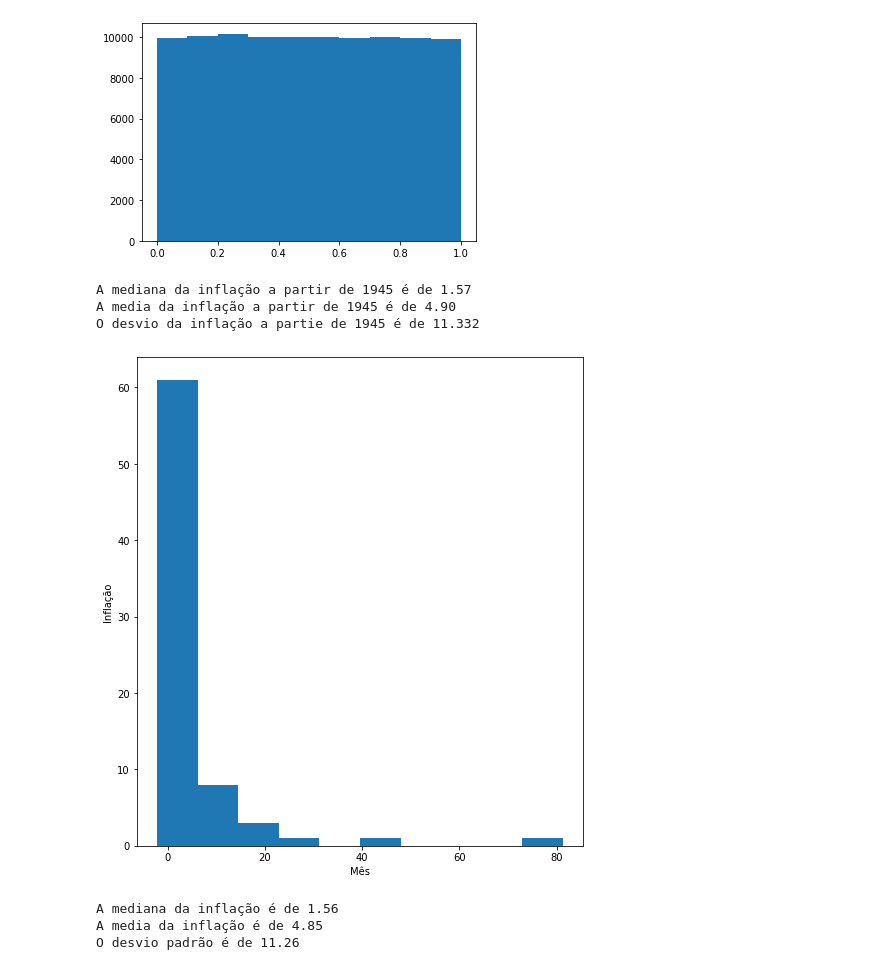
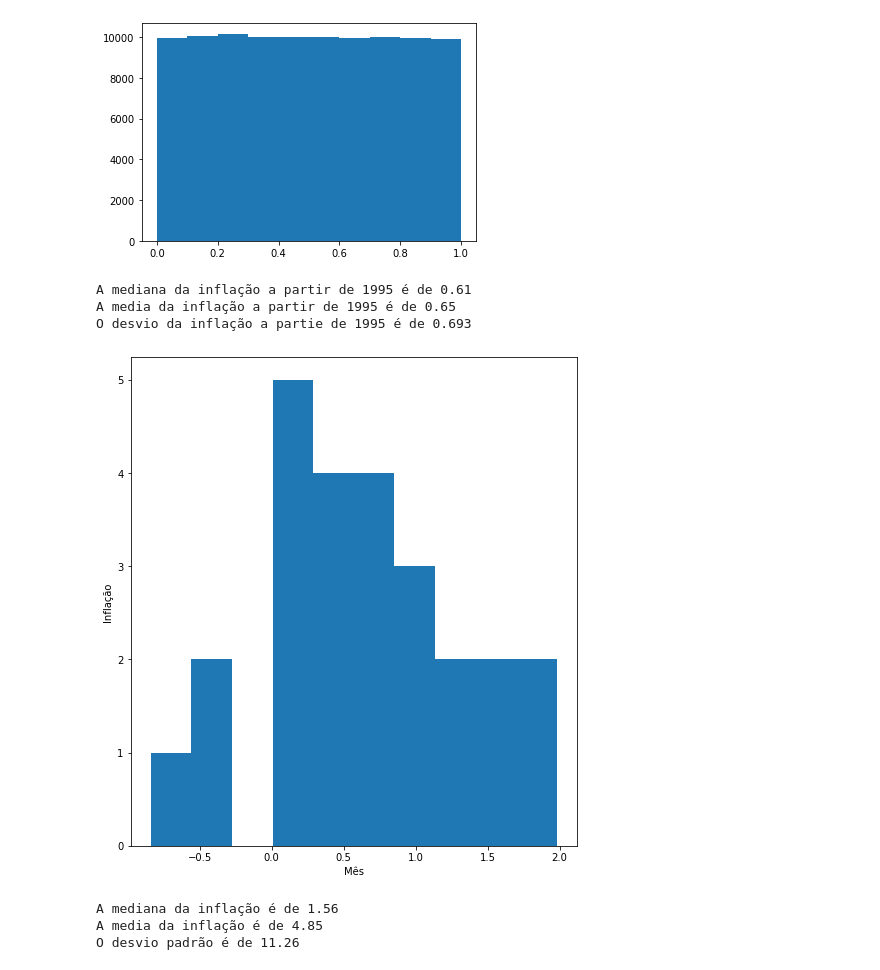
Before and after one commit to guihugo/BCC21GuilhermeHugo, a Jupyter notebook: Tarefa14Guilherme_Hugoipynb.ipynb, the cells around one changed output. Cells and saved outputs as stored; diff of their text form; code cells hidden in the pictures.

```diff
--- a/Tarefa14Guilherme_Hugoipynb.ipynb
+++ b/Tarefa14Guilherme_Hugoipynb.ipynb
@@ -22,33 +22,36 @@ for N in B:
 # %%
 import pandas as pd
 import matplotlib.pyplot as plt
 
 inflacao = pd.read_csv('https://raw.githubusercontent.com/BMClab/BasesComputacionais/master/dados/inflacaoMensal.csv')
 
-nova = inflacao.query("Ano >= 1945")
+nova = inflacao.query("Ano >= 1995")
 
 mediana = nova.query("Mês == 3")['Inflação'].median()
 
 media = nova.query("Mês == 3")['Inflação'].mean()
 
 dp = nova.query("Mês == 3")['Inflação'].std()
 
-print (f'A mediana da inflação a partir de 1945 é de {mediana}')
-print (f'A media da inflação a partir de 1945 é de {media:.2f}')
-print (f'O desvio da inflação a partie de 1945 é de {dp:.3f}')
+print (f'A mediana da inflação a partir de 1995 é de {mediana}')
+print (f'A media da inflação a partir de 1995 é de {media:.2f}')
+print (f'O desvio da inflação a partie de 1995 é de {dp:.3f}')
+
+##A diferença na média é em razão da quantidade de meses pela qual a inflação é divida,
+##e a mediana ser menor é em razão do periodo ser menor, e o meio ser num periodo de menor inflação
 
 
 ##Gráfico do Histograma
 plt.figure(figsize=(8,9))
 plt.hist([nova.query("Mês == 3")['Inflação']])
 plt.xlabel('Mês');
 plt.ylabel('Inflação')
 plt.show()
 # %% [output]
-A mediana da inflação a partir de 1945 é de 1.57
-A media da inflação a partir de 1945 é de 4.90
-O desvio da inflação a partie de 1945 é de 11.332
+A mediana da inflação a partir de 1995 é de 0.61
+A media da inflação a partir de 1995 é de 0.65
+O desvio da inflação a partie de 1995 é de 0.693
-[figure, old version]
+[figure, new version]
 # %%
 ##Tarefa 2
 import pandas as pd
```
